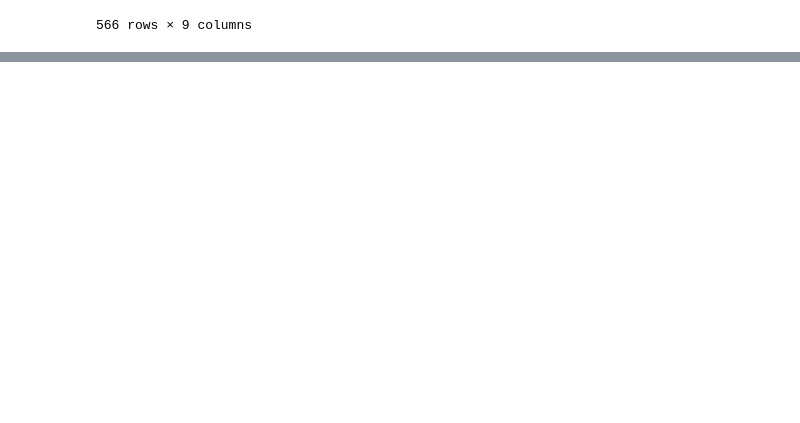
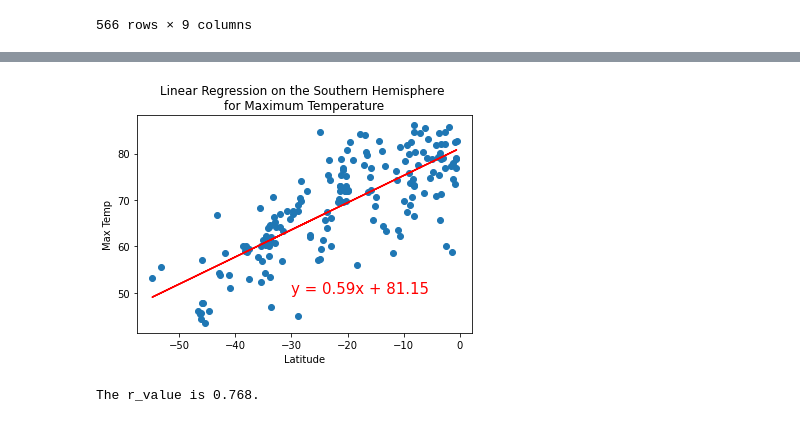
Before and after one commit to adammagyar87/World_Weather_Analysis, a Jupyter notebook: WeatherPy.ipynb, the cells around one changed output, grey strips where cells are left out. Saved outputs shown, nothing was run; the diff lists cells and outputs as text; code cells hidden in the pictures; blank space fills up the shorter version.

```diff
--- a/WeatherPy.ipynb
+++ b/WeatherPy.ipynb
@@ -257,0 +326,10 @@ plt.show()
+# %%
+# Linear regression on the Southern Hemisphere for Max Temp
+x_values = southern_hemi_df["Lat"]
+y_values = southern_hemi_df["Max Temp"]
+# Call the function.
+plot_linear_regression(x_values, y_values,
+                       'Linear Regression on the Southern Hemisphere \nfor Maximum Temperature', 'Max Temp',(-30,50))
+# %% [output]
+[figure, added]
+The r_value is 0.768.
```
Also changed, not shown: parts of 19 cells of this notebook.
